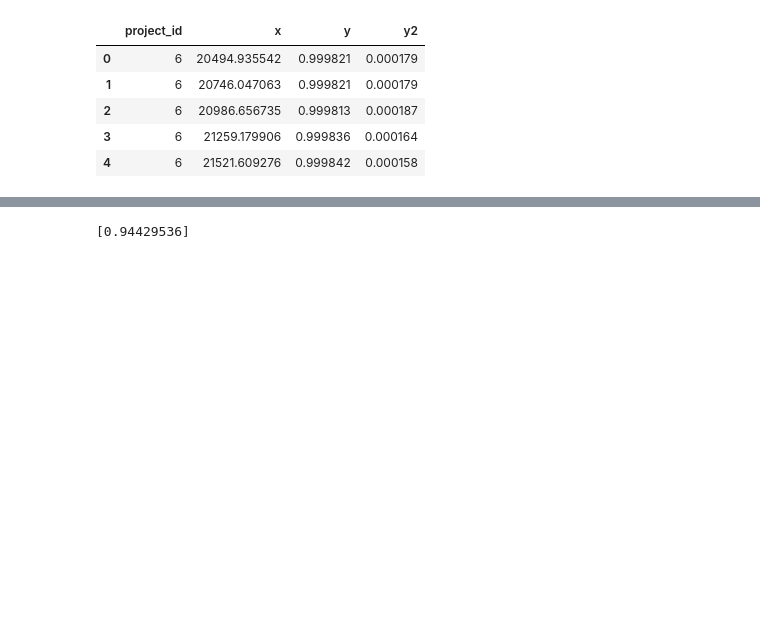
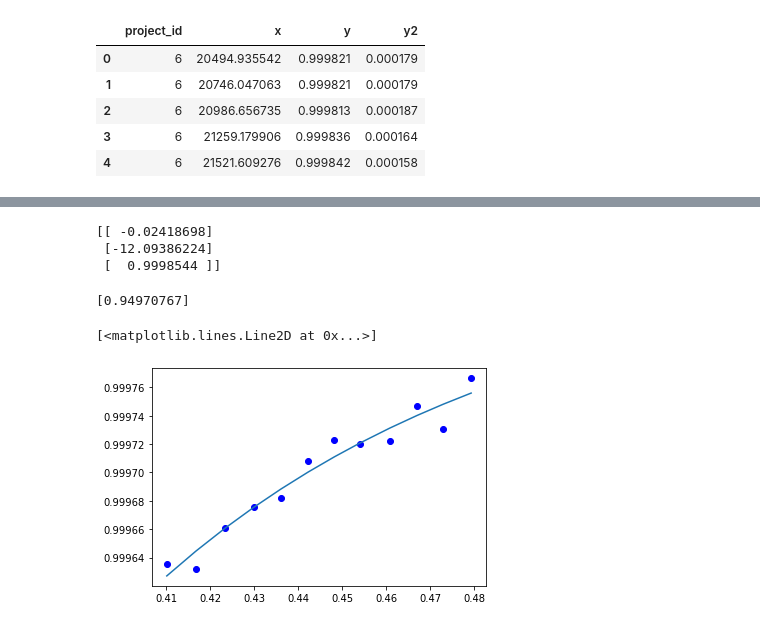
Before and after one commit to k-amila/gauss-newton-task, a Jupyter notebook: solution.ipynb, the cells around one changed output, grey strips where cells are left out. Saved outputs shown, nothing was run; the diff lists cells and outputs as text; code cells hidden in the pictures; blank space fills up the shorter version.

Commit message:
add initial guesses

```diff
--- a/solution.ipynb
+++ b/solution.ipynb
@@ -98,11 +118,50 @@ plt.scatter(X, Y_ans)
+# %%
+# initial guess based on the linearization of the initial function
+def init_guess_by_linearization(X, Y):
+    A = np.zeros(shape=(len(X), 3))
+    b = np.zeros(shape=(len(X), 1))
+    for i in range(len(X)):
+        A[i][0] = X[i]
+        A[i][1] = 1.
+        A[i][2] = 1.
+        b[i][0] = Y[i]
+
+    p, q, c = np.linalg.lstsq(A, b, rcond=None)[0]
+    a = p / q
+    b = p / a
+    return np.array([a, b, c])
 # %%
-y_mean = np.mean(Y)
-SS_res = 0
-SS_tot = 0
-for i in range(len(Y)):
-    SS_res += (Y[i] - Y_ans[i]) ** 2
-    SS_tot += (Y[i] - y_mean) ** 2
-R2 = 1 - SS_res / SS_tot
-print(R2)
+def calc_r2(Y, Y_ans):
+    y_mean = np.mean(Y)
+    SS_res = 0
+    SS_tot = 0
+    for i in range(len(Y)):
+        SS_res += (Y[i] - Y_ans[i]) ** 2
+        SS_tot += (Y[i] - y_mean) ** 2
+    return 1 - SS_res / SS_tot
-# %% [output]
-[0.94429536]
+# %%
+X = df8.x[:12].tolist()
+Y = df8.y[:12].tolist()
+# %%
+# P_init = np.array([[0.1], [-20.], [1.]])
+# P_init = init_guess_by_interpolation(X[0:3], Y[0:3])
+P_init = init_guess_by_linearization(X, Y)
+de_dp = [de_da, de_db, de_dc]
+P_acc = 1e-12
+P_ans = gauss_newton(X, Y, f, de_dp, P_init, P_acc)
+print(P_ans)
+# %% [output]
+[[ -0.02418698]
+ [-12.09386224]
+ [  0.9998544 ]]
+# %%
+Y_ans = [f(P_ans, x) for x in X]
+print(calc_r2(Y, Y_ans))
+# %% [output]
+[0.94970767]
+# %%
+plt.scatter(X, Y, color='blue')
+plt.plot(X, Y_ans, '-')
+# %% [output]
+[<matplotlib.lines.Line2D at 0x...>]
+[figure, added]
```
Also changed, not shown: parts of 9 cells of this notebook.
